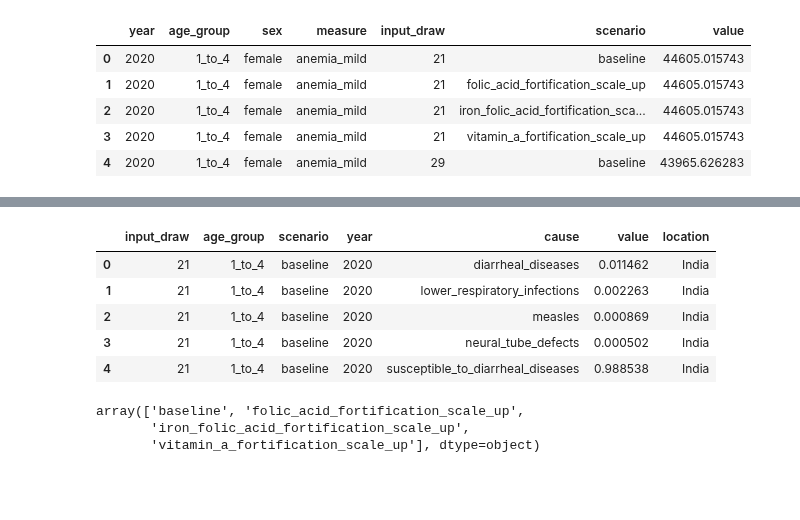
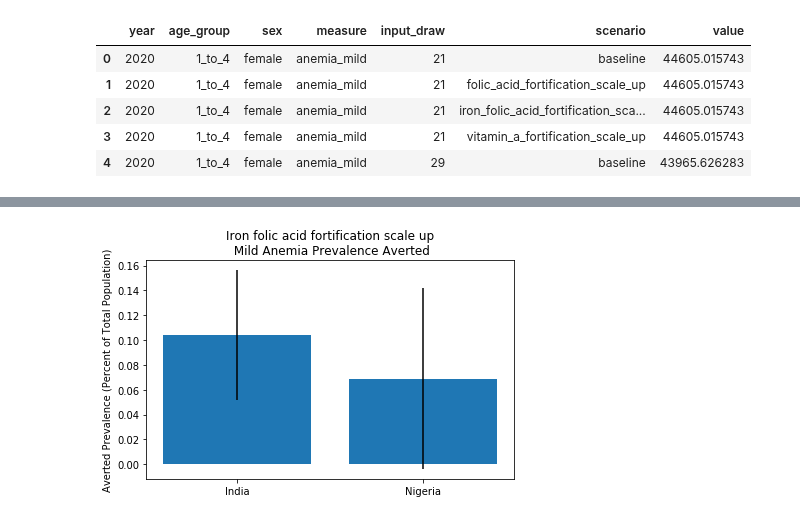
Before and after one commit to ihmeuw/vivarium_data_analysis, a Jupyter notebook: output_processing/lsff/model_7/final_run/prevalence_plots.ipynb, the cells around one changed output, grey strips where cells are left out. Cells and saved outputs as stored; diff of their text form; code cells hidden in the pictures; blank space fills up the shorter version.

```diff
--- a/output_processing/lsff/model_7/final_run/prevalence_plots.ipynb
+++ b/output_processing/lsff/model_7/final_run/prevalence_plots.ipynb
@@ -98,28 +177,33 @@ state_pt.head()
-# %%
-# state person time for non-anemia causes
-
-prevs = pd.DataFrame()
-for i in range(len(output_dirs)):
-    state_pt = pd.read_hdf(output_dirs[i] + 'state_person_time.hdf')
-    state_pt = state_pt.groupby(['input_draw','age_group','scenario','year','cause']).sum()
-    pt = pd.read_hdf(output_dirs[i] + 'state_person_time.hdf')
-    pt = pt.loc[pt.cause.str.contains('diarrheal')]
-    pt = pt.groupby(['input_draw','age_group','scenario','year']).sum()
-    prev = state_pt / pt
-    prev = prev.reset_index()
-    prev['location'] = locations[i]
-    prevs = prevs.append(prev)
-prevs.head()
-# %% [output]
-|  | input_draw | age_group | scenario | year | cause | value | location |
-| 0 | 21 | 1_to_4 | baseline | 2020 | diarrheal_diseases | 0.011462 | India |
-| 1 | 21 | 1_to_4 | baseline | 2020 | lower_respiratory_infections | 0.002263 | India |
-| 2 | 21 | 1_to_4 | baseline | 2020 | measles | 0.000869 | India |
-| 3 | 21 | 1_to_4 | baseline | 2020 | neural_tube_defects | 0.000502 | India |
-| 4 | 21 | 1_to_4 | baseline | 2020 | susceptible_to_diarrheal_diseases | 0.988538 | India |
-# %%
-np.unique(prevs['scenario'])
-# %% [output]
-array(['baseline', 'folic_acid_fortification_scale_up',
-       'iron_folic_acid_fortification_scale_up',
-       'vitamin_a_fortification_scale_up'], dtype=object)
+# %%
+def make_averted_prevalence_bar_chart_for_single_scenario(dataset, scenario, cause):
+
+    data = dataset.loc[dataset.scenario == scenario]
+    data = data.loc[data.cause == cause]
+    data['value'] = data['value'] * 100
+    data = data.groupby(['location','scenario']).describe().reset_index()
+    a = np.arange(len(data))
+    plt.bar(a, data['value','mean'], yerr=data['value','std'])
+
+    scenario_title = scenario.replace('_',' ').capitalize()
+    if cause == 'anemia_mild':
+        cause_title = 'Mild Anemia'
+    elif cause == 'anemia_moderate':
+        cause_title = 'Moderate Anemia'
+    elif cause == 'anemia_severe':
+        cause_title = 'Severe Anemia'
+    elif cause == 'total_anemia':
+        cause_title = 'Anemia'
+    else:
+        cause_title = cause.replace('_',' ').capitalize()
+
+    plt.xticks([r for r in range(len(data))], np.unique(data['location']))
+    plt.ylabel('Averted Prevalence (Percent of Total Population)')
+    plt.title(f'{scenario_title}\n {cause_title} Prevalence Averted')
+    plt.tight_layout()
+    plt.savefig(f'prevalence_averted_overall_{cause}.png')
+# %%
+make_averted_prevalence_bar_chart_for_single_scenario(averted_anemia_prev_overall,
+                                                      'iron_folic_acid_fortification_scale_up',
+                                                      'anemia_mild')
+# %% [output]
+[figure, added]
```
Also changed, not shown: parts of 15 cells of this notebook, 1 other file.
